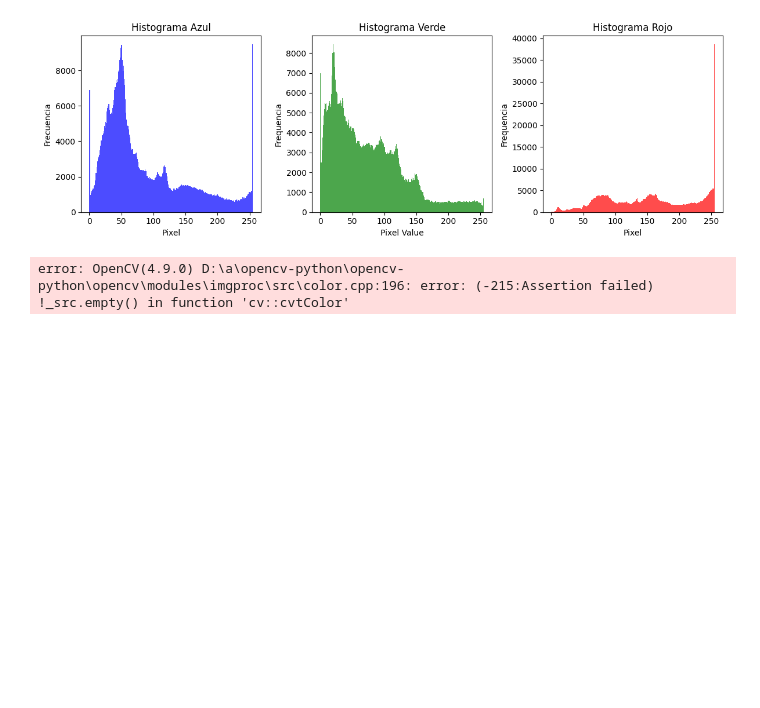
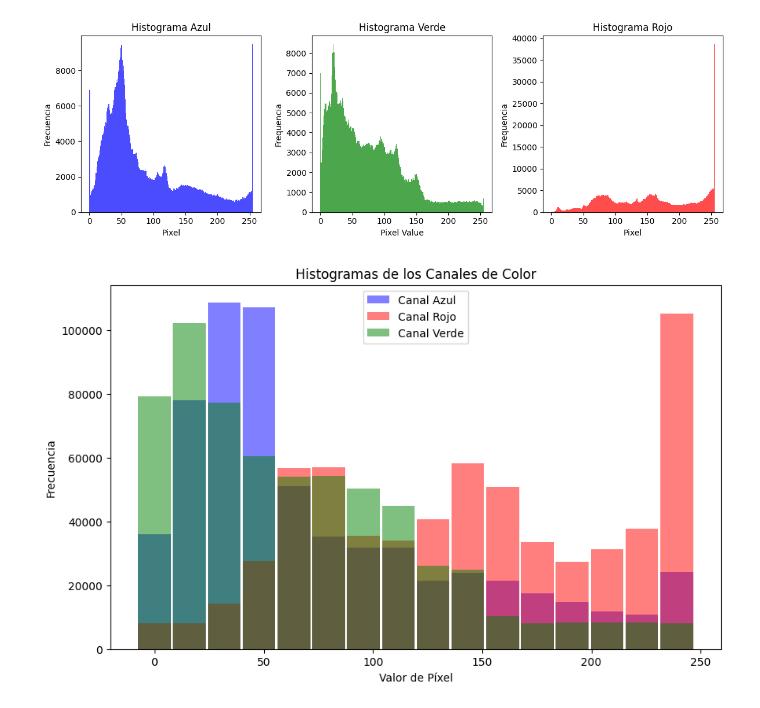
Before and after one commit to marcosd59/ID0310-MINERIA_DE_DATOS, a Jupyter notebook: Parcial 1/Actividad #1 y #2 - Preparacion de datos (extraccion de caracteristicas).ipynb, the cells around one changed output. Saved outputs shown, nothing was run; the diff lists cells and outputs as text; code cells hidden in the pictures; blank space fills up the shorter version.

```diff
--- a/Parcial 1/Actividad #1 y #2 - Preparacion de datos (extraccion de caracteristicas).ipynb
+++ b/Parcial 1/Actividad #1 y #2 - Preparacion de datos (extraccion de caracteristicas).ipynb
@@ -426,34 +426,34 @@ import matplotlib.pyplot as plt
 import numpy as np
 
 # Cargar la imagen y convertirla a RGB
-im = cv2.imread("flores-bonitas.jpg")
+im = cv2.imread("./files/flores-bonitas.jpg")
 im = cv2.cvtColor(im, cv2.COLOR_BGR2RGB)
 
 # Crear histograma de frecuencia para la banda azul
 h_blue = np.histogram(im[:,:,2], bins=16)
 blue_values = h_blue[0]
 blue_bins = h_blue[1][0:-1]
 
 # Crear histograma de frecuencia para la banda roja
 h_red = np.histogram(im[:,:,0], bins=16)
 red_values = h_red[0]
 red_bins = h_red[1][0:-1]
 
 # Crear histograma de frecuencia para la banda verde
 h_green = np.histogram(im[:,:,1], bins=16)
 green_values = h_green[0]
 green_bins = h_green[1][0:-1]
 
 # Crear una figura y mostrar los tres histogramas en el mismo gráfico de barras
 plt.figure(figsize=(10, 6))
 plt.bar(blue_bins, blue_values, width=15, alpha=0.5, color='blue', label='Canal Azul')
 plt.bar(red_bins, red_values, width=15, alpha=0.5, color='red', label='Canal Rojo')
 plt.bar(green_bins, green_values, width=15, alpha=0.5, color='green', label='Canal Verde')
 
 plt.title('Histogramas de los Canales de Color')
 plt.xlabel('Valor de Píxel')
 plt.ylabel('Frecuencia')
 plt.legend()
 plt.show()
 # %% [output]
-error: OpenCV(4.9.0) D:\a\opencv-python\opencv-python\opencv\modules\imgproc\src\color.cpp:196: error: (-215:Assertion failed) !_src.empty() in function 'cv::cvtColor'
+[figure, added]
```
